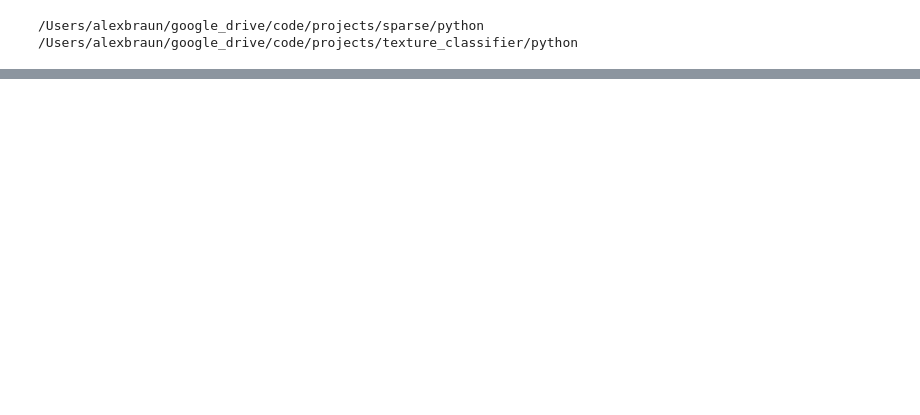
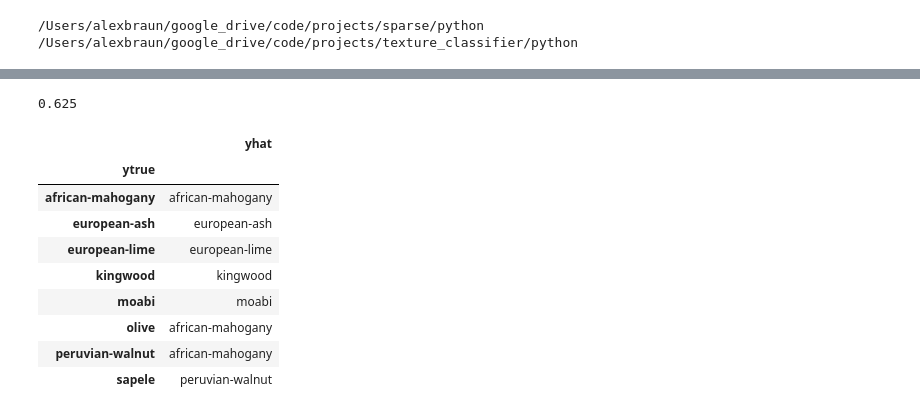
Before and after one commit to theNewFlesh/texture_classifier, a Jupyter notebook: ipython/model.ipynb, the cells around one changed output, grey strips where cells are left out. Saved outputs shown, nothing was run; the diff lists cells and outputs as text; code cells hidden in the pictures; blank space fills up the shorter version.

```diff
--- a/ipython/model.ipynb
+++ b/ipython/model.ipynb
@@ -192,0 +336,22 @@ report
+# %%
+d = DataFrame([aw_test_y, pred]).T
+d.columns = ['ytrue', 'yhat']
+lut = {k:i for i, k in enumerate(wood_mask)}
+ilut = {v:k for k, v in lut.iteritems()}
+d.yhat = d.yhat.apply(lambda x: lut[x])
+d = d.groupby('ytrue').agg(lambda x: x.mode()).yhat.apply(lambda x: ilut[x])
+d = DataFrame(d)
+print(d[d.index == d.yhat].shape[0] / float(d.shape[0]))
+d
+# %% [output]
+0.625
+|  | yhat |
+| ytrue |  |
+| african-mahogany | african-mahogany |
+| european-ash | european-ash |
+| european-lime | european-lime |
+| kingwood | kingwood |
+| moabi | moabi |
+| olive | african-mahogany |
+| peruvian-walnut | african-mahogany |
+| sapele | peruvian-walnut |
```
Also changed, not shown: parts of 10 cells of this notebook, 9 other files.
